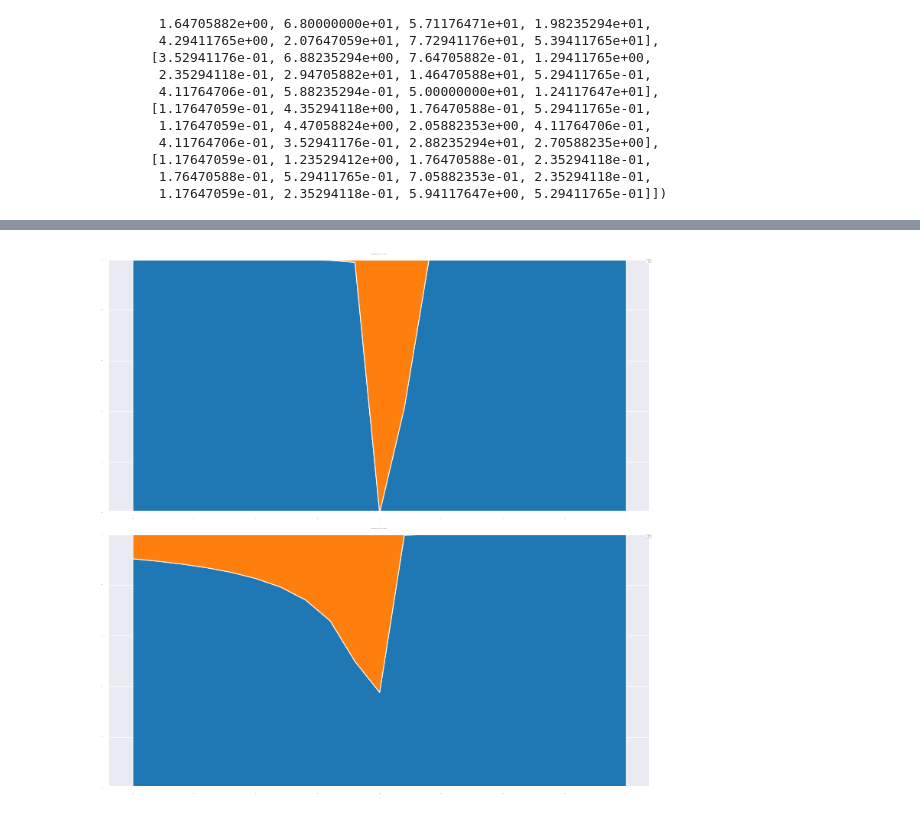
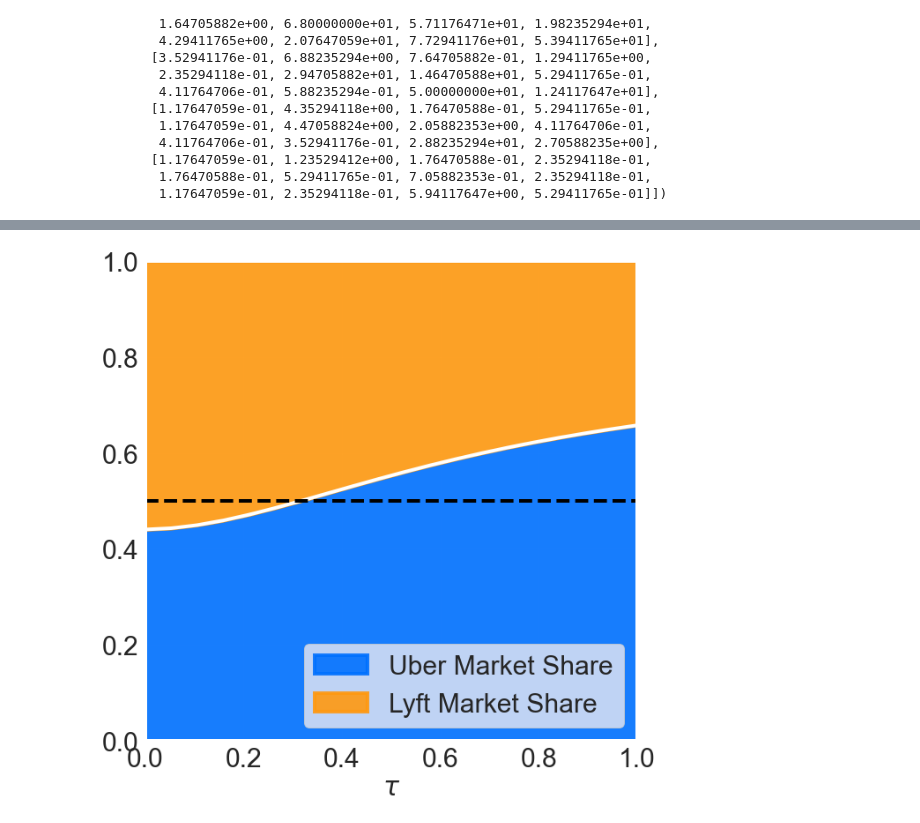
Before and after one commit to evanjfaulkner/DD-Games, a Jupyter notebook: Uber Lyft Simulation/Uber_vs_Lyft_plots.ipynb, the cells around one changed output, grey strips where cells are left out. Saved outputs shown, nothing was run; the diff lists cells and outputs as text; code cells hidden in the pictures.

```diff
--- a/Uber Lyft Simulation/Uber_vs_Lyft_plots.ipynb
+++ b/Uber Lyft Simulation/Uber_vs_Lyft_plots.ipynb
@@ -96,8 +96,10 @@ lambda_p2 = 1e0
 eta_p1 = 1e-2
 eta_p2 = 1e-2
 
-mu_p1 = -0.3*g_uber
-gamma_p1 = 0.1*g_lyft
+# mu_p1 = -0.3*g_uber
+# gamma_p1 = 0.1*g_lyft
+mu_p1 = -0.3*g_lyft
+gamma_p1 = 0.1*g_uber
 mu_p2 = -0.3*g_lyft
 gamma_p2 = 0.1*g_uber
 
@@ -766,18 +782,27 @@ for scale in tqdm(a):
 # %%
-fig, (ax1,ax2) = plt.subplots(2,1,figsize=(10,10))
-ax1.fill_between(a,share_gamma, label='Uber')
-ax1.fill_between(a,share_gamma,np.ones(len(a)), label='Lyft')
+bin=12
+plt.rcParams['font.size'] = 30
+plt.rcParams['axes.linewidth'] = 4
+fig,ax1 = plt.subplots(figsize=(10,10))
+ax1.fill_between(a,share_gamma[:,bin], label='Uber Market Share',lw=4,color='#0071FF',alpha=0.9)
+ax1.fill_between(a,share_gamma[:,bin],np.ones(len(a)), label='Lyft Market Share',lw=4,color='#FF9910',alpha=0.9)
+ax1.plot(a,share_gamma[:,bin],lw=4,color='w')
+# ax1.plot(a,share_gamma[:,bin],'-o',lw=4,c='k')
+ax1.plot(a,[0.5 for i in a],'--',c='k',lw=4)
 ax1.set_xlabel(r'$\tau$')
 ax1.set_ylim(0,1)
-ax1.set_title(r'Nash Market Share vs. $\tau, \mu_1=\tau*\gamma_1, \gamma_1$ fixed')
-ax1.legend()
-ax2.fill_between(a,share_mu, label='Uber')
-ax2.fill_between(a,share_mu,np.ones(len(a)), label='Lyft')
-ax2.set_title(r'Nash Market Share vs. $\tau, \gamma_1=\tau*\mu_1, \mu_1$ fixed')
-ax2.set_xlabel(r'$\tau$')
-ax2.set_ylim(0,1)
-ax2.legend()
-plt.tight_layout()
+# ax1.set_title(r'Nash Market Share vs. $\tau$'+'\n'+r'$(\mu_U,\gamma_U) = \tau(\mu_0,0)+(1-\tau)(0,\gamma_0)$')
+ax1.legend(loc='lower right',prop={'size': 30})
+ax1.set_ylim(0,1)
+ax1.set_xlim(0,1)
+# ax2.fill_between(a,share_mu, label='Uber')
+# ax2.fill_between(a,share_mu,np.ones(len(a)), label='Lyft')
+# ax2.set_title(r'Nash Market Share vs. $\tau, \gamma_1=\tau*\mu_1, \mu_1$ fixed')
+# ax2.set_xlabel(r'$\tau$')
+# ax2.set_ylim(0,1)
+# ax2.legend()
+# plt.tight_layout()
+plt.savefig('rideshare_share_vs_tau.png', format='png')
 plt.show()
 # %% [output]
-[figure, old version]
+[figure, new version]
```
Also changed, not shown: parts of 14 cells of this notebook, 5 other files.
